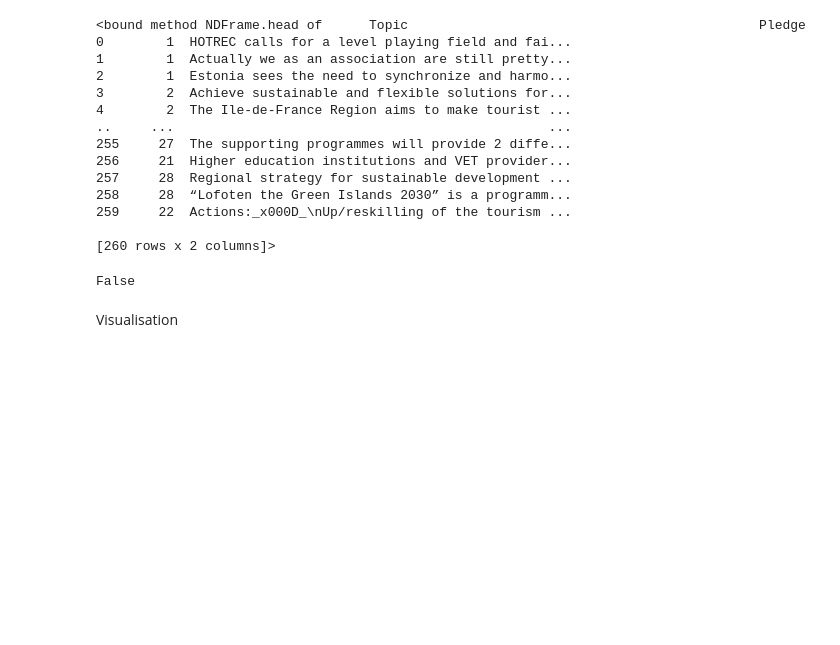
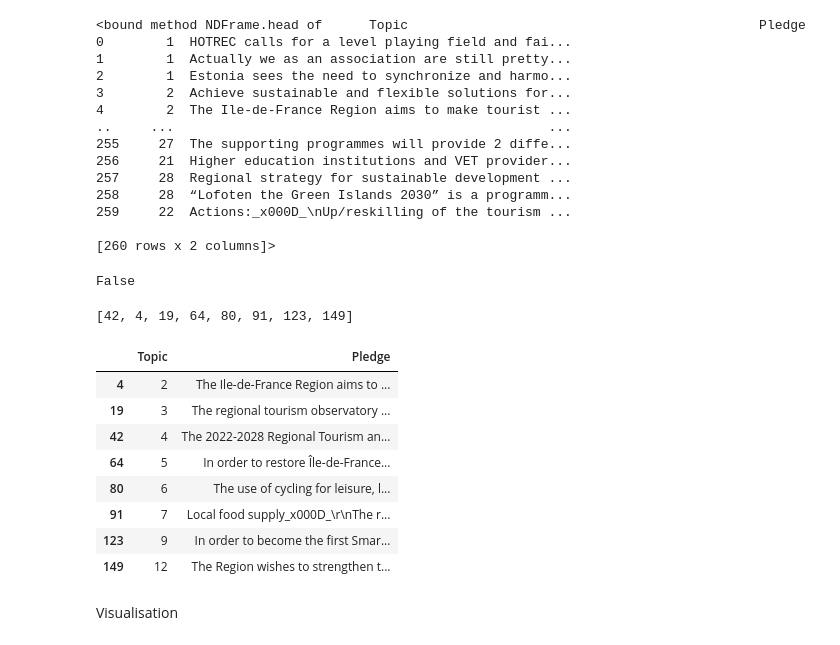
Before and after one commit to SEMICeu/semic_pledges, a Jupyter notebook: DataExploration/DataEploration.ipynb, the cells around one changed output. Saved outputs shown, nothing was run; the diff lists cells and outputs as text; code cells hidden in the pictures; blank space fills up the shorter version.

Commit message:
Testing Language detection libraries

```diff
--- a/DataExploration/DataEploration.ipynb
+++ b/DataExploration/DataEploration.ipynb
@@ -52,3 +52,5 @@ df.head # Controlling the effects
 False
 # %%
 df.to_csv("CleanedData.csv")
+# %%
+df = pd.read_csv('C:/Users/ecaudron001/Documents/Github/semic_pledges/CleanedData.csv', index_col=0)
@@ -55,3 +59,28 @@ df.to_csv("CleanedData.csv")
+# %%
+liste = [42]
+
+for i in df.index:
+
+    text = df.iloc[i,1]
+
+    if detect(text) == "fr":
+        liste.append(i)
+# %%
+liste
+# %% [output]
+[42, 4, 19, 64, 80, 91, 123, 149]
+# %%
+df[df.index.isin(liste)]
+# %% [output]
+|  | Topic | Pledge |
+| 4 | 2 | The Ile-de-France Region aims to ... |
+| 19 | 3 | The regional tourism observatory ... |
+| 42 | 4 | The 2022-2028 Regional Tourism an... |
+| 64 | 5 | In order to restore Île-de-France... |
+| 80 | 6 | The use of cycling for leisure, l... |
+| 91 | 7 | Local food supply_x000D_\r\nThe r... |
+| 123 | 9 | In order to become the first Smar... |
+| 149 | 12 | The Region wishes to strengthen t... |
 # %% [markdown]
 Visualisation
 # %%
```
Also changed, not shown: parts of 1 cell of this notebook.
